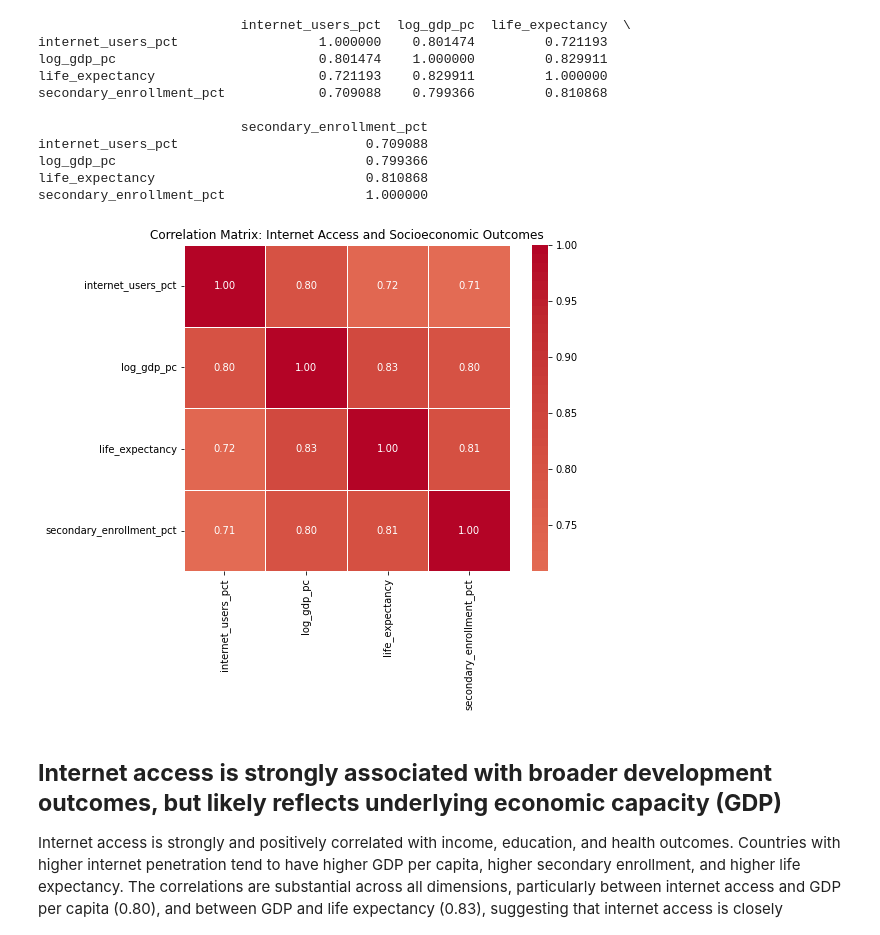
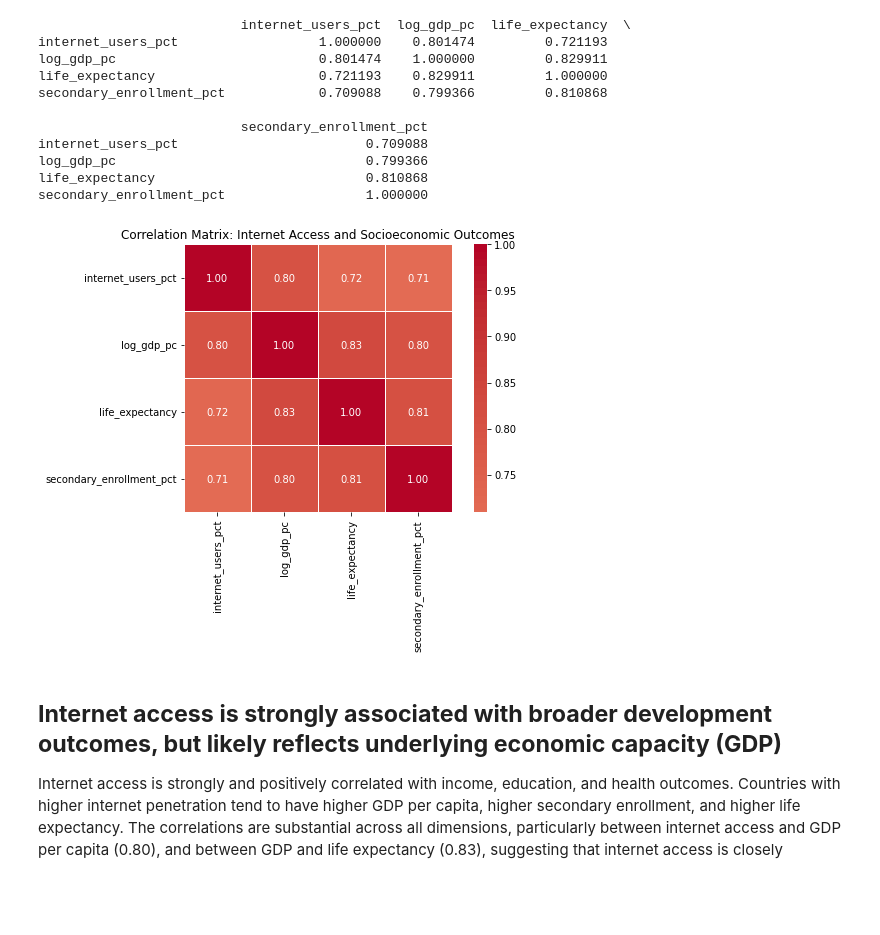
Before and after one commit to sara-murley/MDF-final-project, a Jupyter notebook: code/02-analysis.ipynb, the cells around one changed output. Drawn from its saved outputs; the diff is of its cells as text; code cells hidden in the pictures; blank space fills up the shorter version.

```diff
--- a/code/02-analysis.ipynb
+++ b/code/02-analysis.ipynb
@@ -95,29 +95,33 @@ secondary_enrollment_pct                  1.000000
 # %%
 import seaborn as sns
 import matplotlib.pyplot as plt
 
 corr = df[[
     'internet_users_pct',
     'log_gdp_pc',
     'life_expectancy',
     'secondary_enrollment_pct'
 ]].corr()
 
 plt.figure(figsize=(8,6))
 sns.heatmap(
     corr,
     annot=True,
     fmt=".2f",
     cmap="coolwarm",
     center=0,
     square=True,
     linewidths=0.5
 )
 
+# save figure
+plt.tight_layout()
+plt.savefig("correlation_matrix.png", dpi=300)
+
 plt.title("Correlation Matrix: Internet Access and Socioeconomic Outcomes")
 plt.show()
 # %% [output]
-[figure, old version]
+[figure, new version]
 # %% [markdown]
 ## **Internet access is strongly associated with broader development outcomes, but likely reflects underlying economic capacity (GDP)**
 
```
Also changed, not shown: parts of 5 cells of this notebook.
